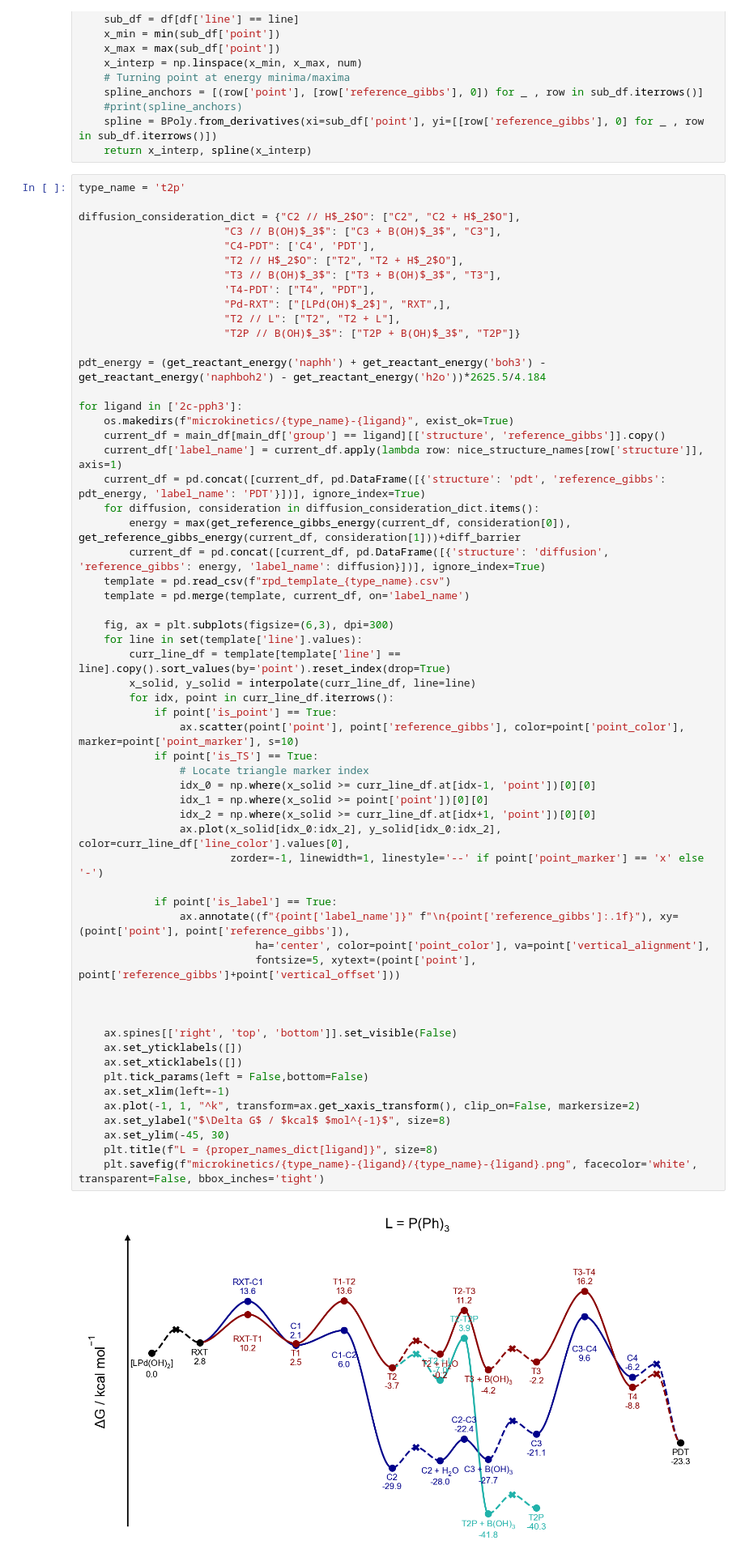
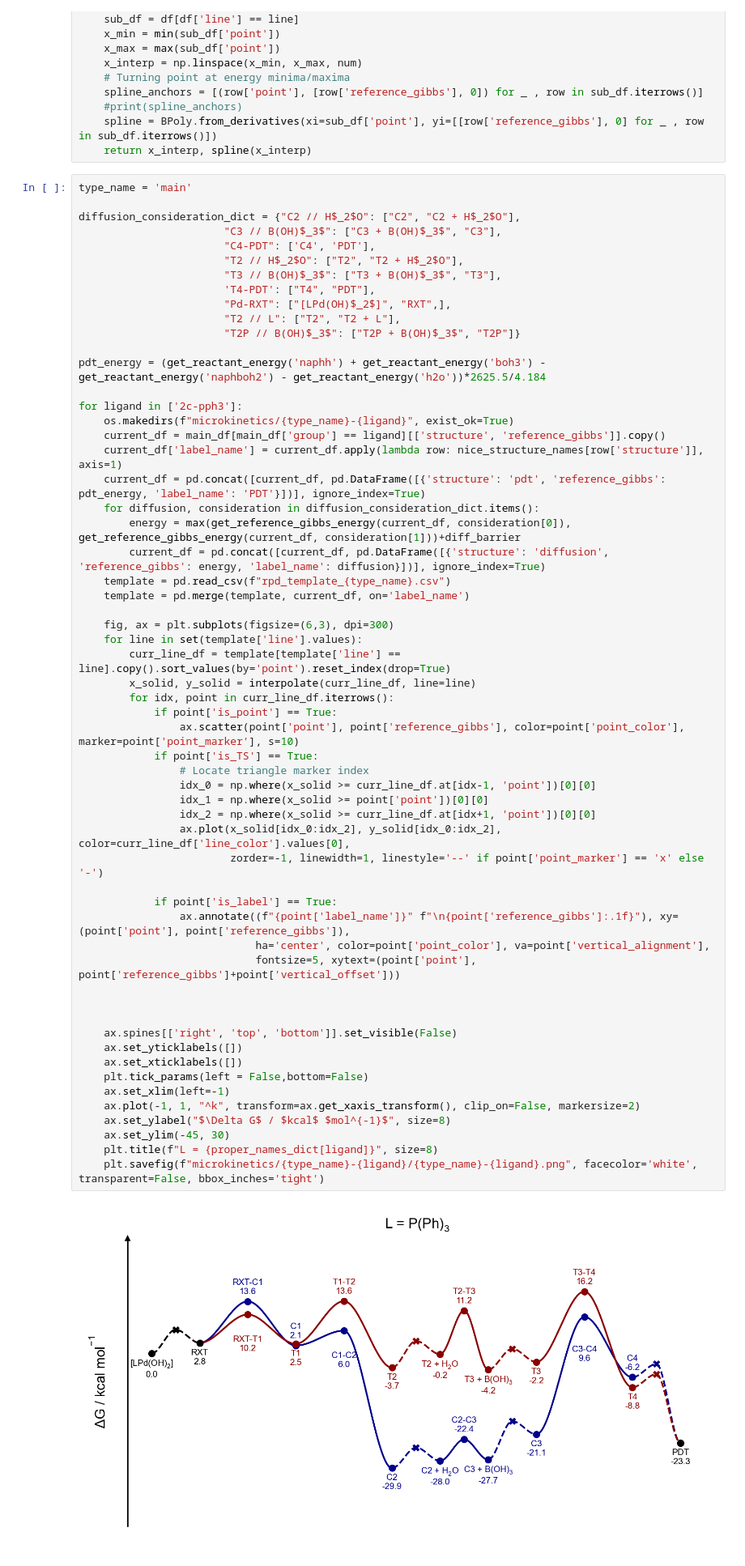
Before and after one commit to chertianser/pdcatpdb-code, a Jupyter notebook: goodvibes_processing.ipynb, the cells around one changed output. Shown: that part at 81% size. Drawn from its saved outputs; the diff is of its cells as text.

```diff
--- a/goodvibes_processing.ipynb
+++ b/goodvibes_processing.ipynb
@@ -336,6 +333,6 @@ def interpolate(df, line, num=1000):
     return x_interp, spline(x_interp)
 # %%
-type_name = 't2p'
+type_name = 'main'
 
 diffusion_consideration_dict = {"C2 // H$_2$O": ["C2", "C2 + H$_2$O"],
                        "C3 // B(OH)$_3$": ["C3 + B(OH)$_3$", "C3"],
@@ -366,31 +363,31 @@ for ligand in ['2c-pph3']:
         x_solid, y_solid = interpolate(curr_line_df, line=line)
         for idx, point in curr_line_df.iterrows():
             if point['is_point'] == True:
                 ax.scatter(point['point'], point['reference_gibbs'], color=point['point_color'], marker=point['point_marker'], s=10)
             if point['is_TS'] == True:
                 # Locate triangle marker index
                 idx_0 = np.where(x_solid >= curr_line_df.at[idx-1, 'point'])[0][0]
                 idx_1 = np.where(x_solid >= point['point'])[0][0]
                 idx_2 = np.where(x_solid >= curr_line_df.at[idx+1, 'point'])[0][0]
                 ax.plot(x_solid[idx_0:idx_2], y_solid[idx_0:idx_2], color=curr_line_df['line_color'].values[0],
                         zorder=-1, linewidth=1, linestyle='--' if point['point_marker'] == 'x' else '-')
 
             if point['is_label'] == True:
                 ax.annotate((f"{point['label_name']}" f"\n{point['reference_gibbs']:.1f}"), xy=(point['point'], point['reference_gibbs']),
                             ha='center', color=point['point_color'], va=point['vertical_alignment'],
                             fontsize=5, xytext=(point['point'], point['reference_gibbs']+point['vertical_offset']))
 
 
 
     ax.spines[['right', 'top', 'bottom']].set_visible(False)
     ax.set_yticklabels([])
     ax.set_xticklabels([])
     plt.tick_params(left = False,bottom=False)
     ax.set_xlim(left=-1)
     ax.plot(-1, 1, "^k", transform=ax.get_xaxis_transform(), clip_on=False, markersize=2)
     ax.set_ylabel("$\Delta G$ / $kcal$ $mol^{-1}$", size=8)
     ax.set_ylim(-45, 30)
     plt.title(f"L = {proper_names_dict[ligand]}", size=8)
     plt.savefig(f"microkinetics/{type_name}-{ligand}/{type_name}-{ligand}.png", facecolor='white', transparent=False, bbox_inches='tight')
 # %% [output]
-[figure, old version]
+[figure, new version]
```
Also changed, not shown: parts of 2 cells of this notebook.
